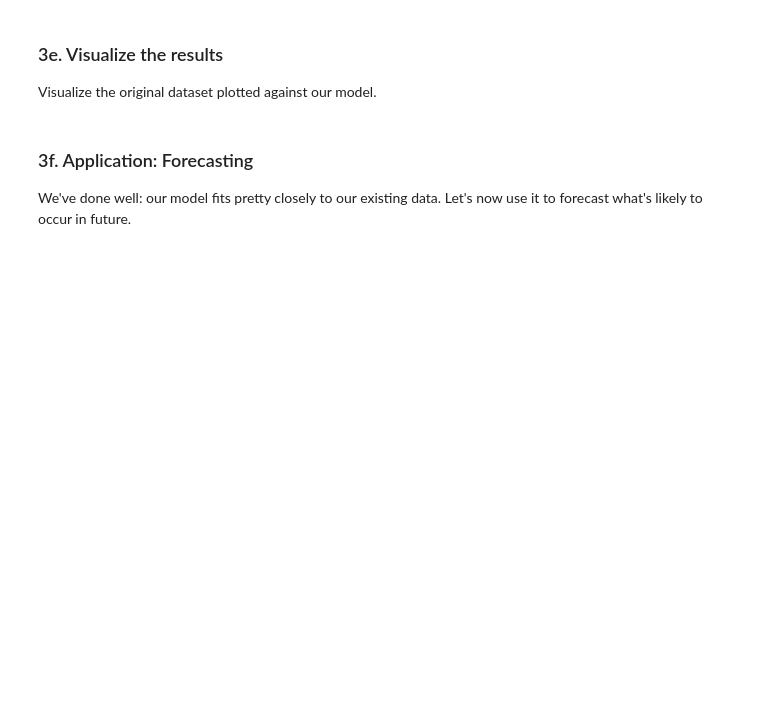
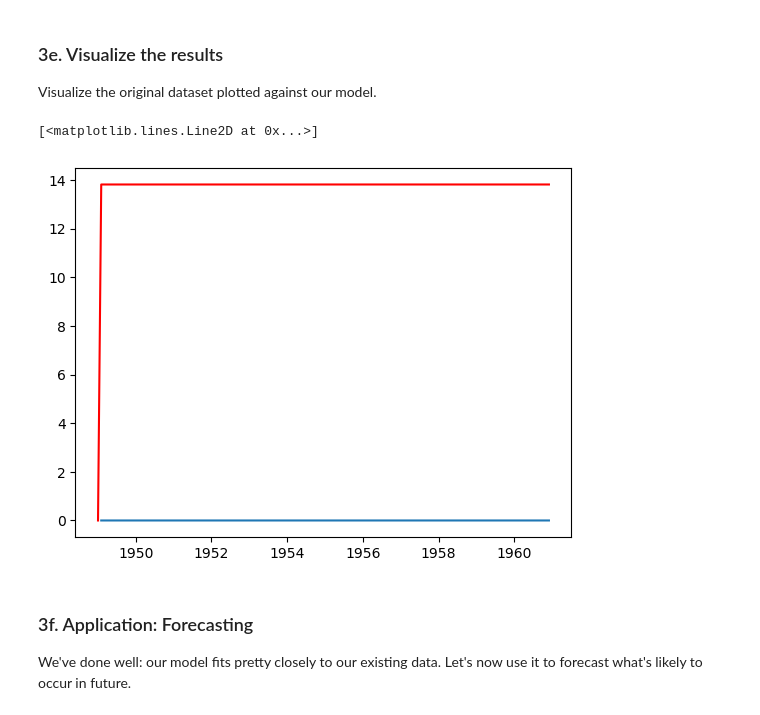
Before and after one commit to myasmin/Projects-for-Springboard, a Jupyter notebook: Cowboy Cigarettes Case Study - Tier 3.ipynb, the cells around one changed output. Drawn from its saved outputs; the diff is of its cells as text; code cells hidden in the pictures; blank space fills up the shorter version.

```diff
--- a/Cowboy Cigarettes Case Study - Tier 3.ipynb
+++ b/Cowboy Cigarettes Case Study - Tier 3.ipynb
@@ -380,2 +376,9 @@ SyntaxError: invalid syntax (1817871029.py, line 1)
+# %%
+p=2
+d=1
+q=1
+model = ARIMA(y_log, order=(p,d,q))
+model_fit = model.fit()
+forecast = model_fit.forecast(24)
 # %% [markdown]
 We can take a look at a summary of the model this library has built around our data.
@@ -390,3 +412,10 @@ _ _ _
+# %%
+plt.plot(figsize=(15,10))
+plt.plot(y_log.diff())
+plt.plot(model_fit.predict(), color = 'red')
+# %% [output]
+[<matplotlib.lines.Line2D at 0x...>]
+[figure, added]
 # %% [markdown]
 ### 3f. Application: Forecasting
 
```
Also changed, not shown: parts of 6 cells of this notebook.
